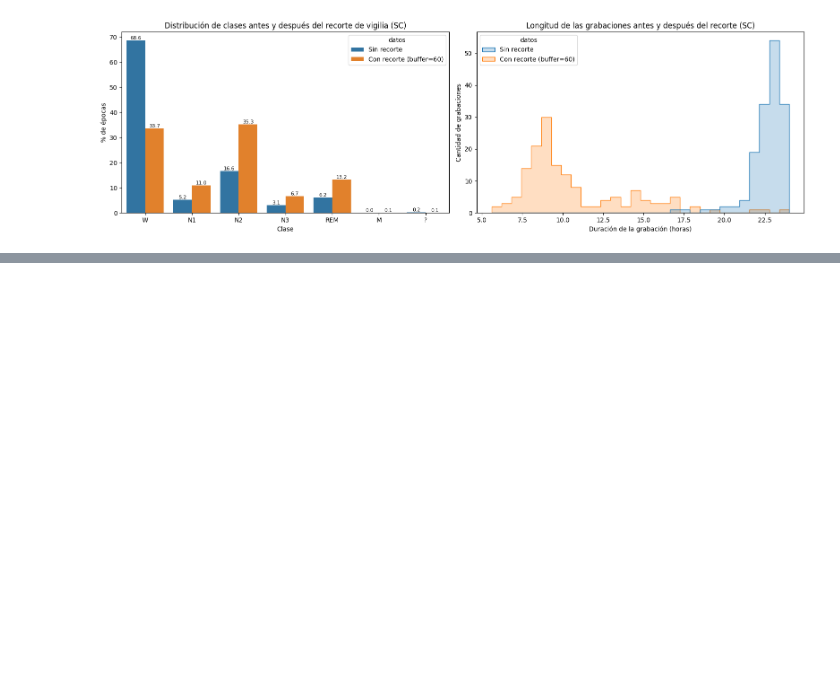
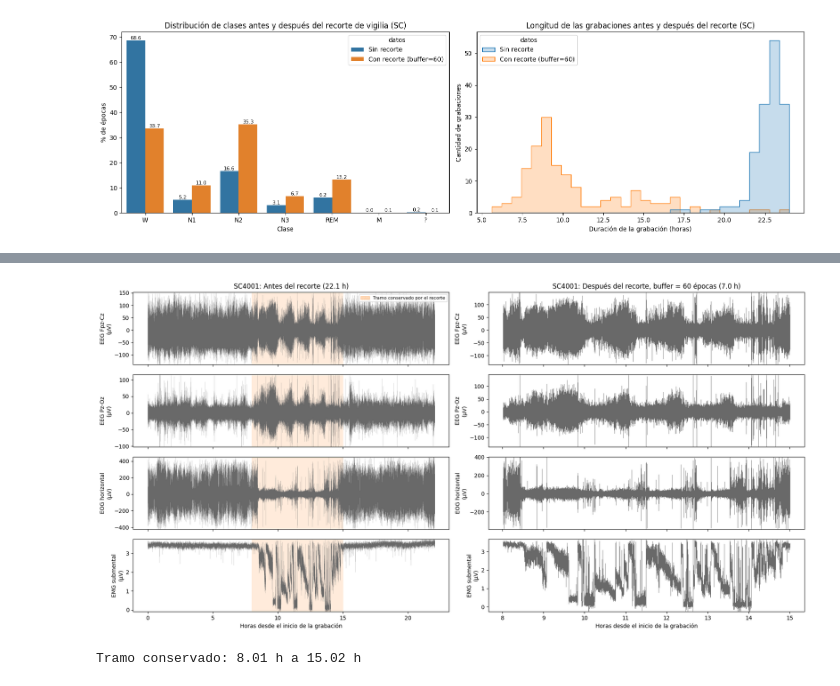
Before and after one commit to dosuna17/proyecto-despliegue-de-soluciones-G10, a Jupyter notebook: notebooks/01_EDA.ipynb, the cells around one changed output, grey strips where cells are left out. Drawn from its saved outputs; the diff is of its cells as text; code cells hidden in the pictures; blank space fills up the shorter version.

Commit message:
Se agregan graficas de antes y despues del recorte al EDA

```diff
--- a/notebooks/01_EDA.ipynb
+++ b/notebooks/01_EDA.ipynb
@@ -669,0 +677,59 @@ plt.show()
+# %%
+CANALES_FIGURA = ["EEG Fpz-Cz", "EEG Pz-Oz", "EOG horizontal", "EMG submental"]
+
+
+def graficar_recorte(hyp_ejemplo, psg_ejemplo):
+    grabacion = hyp_ejemplo[:6]
+
+    # Señal: rango (mín, máx) de cada época de 30 s, en µV
+    with warnings.catch_warnings():
+        warnings.simplefilter("ignore", RuntimeWarning)  # avisos de filtros del EDF
+        raw_ejemplo = mne.io.read_raw_edf(os.path.join(psg_path, psg_ejemplo), include=CANALES_FIGURA, preload=True, verbose=False)
+    senal = raw_ejemplo.get_data(picks=CANALES_FIGURA, units="uV")
+    muestras_epoca = int(EPOCA_SEG * raw_ejemplo.info["sfreq"])
+    n_epocas_senal = senal.shape[1] // muestras_epoca
+    senal_epocas = senal[:, :n_epocas_senal * muestras_epoca].reshape(len(CANALES_FIGURA), n_epocas_senal, muestras_epoca)
+    senal_min, senal_max = senal_epocas.min(axis=2), senal_epocas.max(axis=2)
+    horas_senal = np.arange(n_epocas_senal) * EPOCA_SEG / 3600
+
+    # Tramo que conserva el recorte, según las anotaciones
+    hip_antes = df_epocas_sc[df_epocas_sc["archivo"] == hyp_ejemplo]
+    hip_despues = df_recortado[df_recortado["archivo"] == hyp_ejemplo]
+    inicio_recorte = hip_despues["inicio_seg"].min() / 3600
+    fin_recorte = (hip_despues["inicio_seg"].max() + EPOCA_SEG) / 3600
+    en_recorte = (horas_senal >= inicio_recorte) & (horas_senal < fin_recorte)
+
+    fig, axes = plt.subplots(len(CANALES_FIGURA), 2, figsize=(18, 9), sharex="col")
+    columnas = [
+        (np.ones_like(en_recorte), f"Antes del recorte ({len(hip_antes) * EPOCA_SEG / 3600:.1f} h)"),
+        (en_recorte, f"Después del recorte, buffer = {BUFFER_EPOCAS} épocas ({len(hip_despues) * EPOCA_SEG / 3600:.1f} h)"),
+    ]
+
+    for col, (mascara, titulo) in enumerate(columnas):
+        axes[0, col].set_title(f"{grabacion}: {titulo}")
+
+        for fila, canal in enumerate(CANALES_FIGURA):
+            ax = axes[fila, col]
+            ax.fill_between(horas_senal[mascara], senal_min[fila][mascara], senal_max[fila][mascara],
+                            step="post", color="dimgray", linewidth=0)
+            ax.set_ylim(np.percentile(senal_min[fila][mascara], 1), np.percentile(senal_max[fila][mascara], 99))
+            ax.set_ylabel(f"{canal}\n(µV)")
+
+        axes[-1, col].set_xlabel("Horas desde el inicio de la grabación")
+
+    # Tramo que conserva el recorte
+    for ax in axes[:, 0]:
+        ax.axvspan(inicio_recorte, fin_recorte, color="tab:orange", alpha=0.15, linewidth=0, zorder=0)
+    axes[0, 0].legend(handles=[plt.Rectangle((0, 0), 1, 1, color="tab:orange", alpha=0.3)],
+                      labels=["Tramo conservado por el recorte"], loc="upper right", fontsize=8)
+
+    plt.tight_layout()
+    plt.show()
+
+    print(f"Tramo conservado: {inicio_recorte:.2f} h a {fin_recorte:.2f} h")
+
+
+graficar_recorte("SC4001EC-Hypnogram.edf", "SC4001E0-PSG.edf")
+# %% [output]
+[figure, added]
+Tramo conservado: 8.01 h a 15.02 h
```
Also changed, not shown: parts of 6 cells of this notebook.
